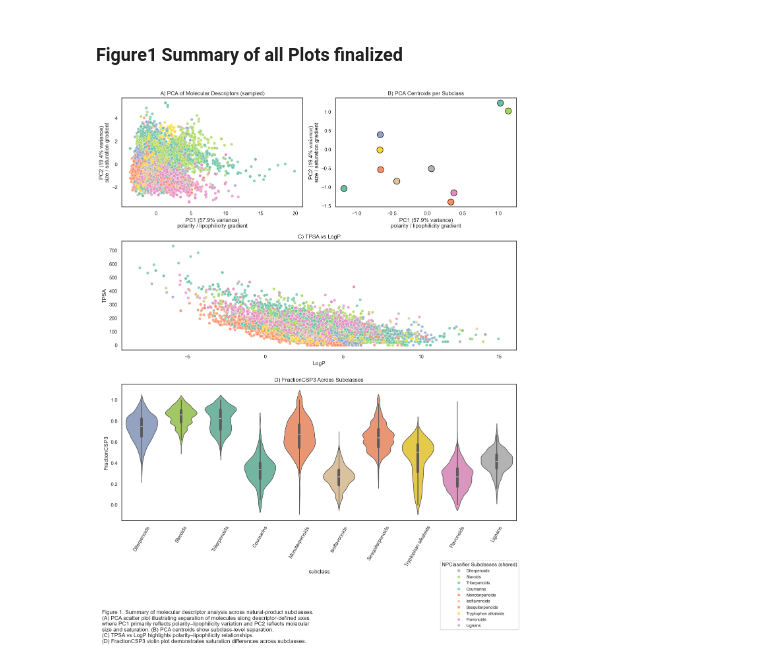
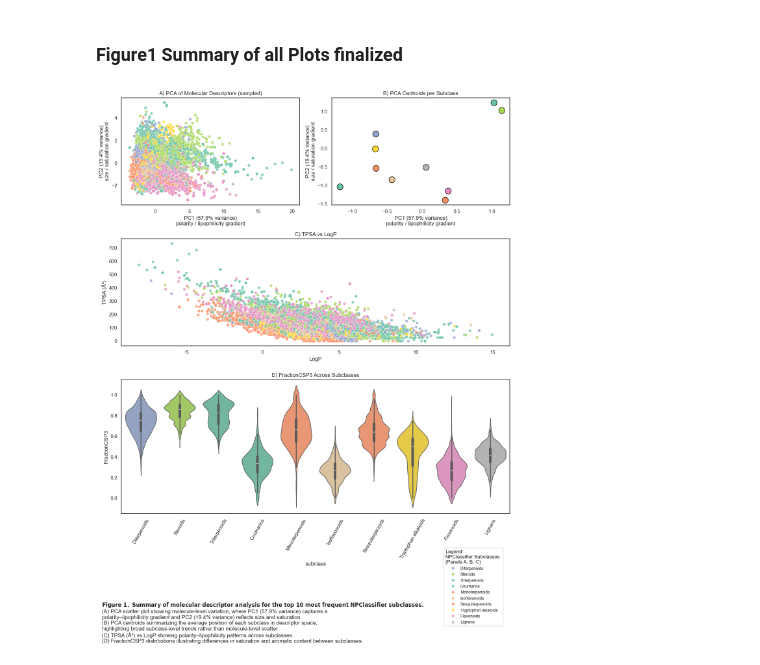
Before and after one commit to Hassan-Haydar/DSA103, a Jupyter notebook: LifeScienceData/project/final_project.ipynb, the cells around one changed output. Drawn from its saved outputs; the diff is of its cells as text; code cells hidden in the pictures.

```diff
--- a/LifeScienceData/project/final_project.ipynb
+++ b/LifeScienceData/project/final_project.ipynb
@@ -428,6 +475,7 @@ sns.scatterplot(
     s=40, alpha=0.75, ax=axC
 )
 axC.set_title("C) TPSA vs LogP", fontsize=12)
+axC.set_ylabel("TPSA (Å²)")
 axC.legend_.remove()
 
 
@@ -452,15 +500,17 @@ plt.tight_layout()
 # -------------------------------------------------------------------------
 # 3) CLEAN TWO-COLUMN FOOTER: CAPTION LEFT (70%) + LEGEND RIGHT (30%)
 # -------------------------------------------------------------------------
+caption = (
+    r"$\mathbf{Figure\ 1.\ Summary\ of\ molecular\ descriptor\ analysis\ for\ the\ top\ 10\ most\ frequent\ NPClassifier\ subclasses.}$"
+    "\n(A) PCA scatter plot showing molecule-level variation, where PC1 (57.9% variance) captures a "
+    "\npolarity–lipophilicity gradient and PC2 (19.4% variance) reflects size and saturation."
+    "\n(B) PCA centroids summarizing the average position of each subclass in descriptor space, "
+    "\nhighlighting broad subclass-level trends rather than molecule-level scatter."
+    "\n(C) TPSA (Å²) vs LogP showing polarity–lipophilicity patterns across subclasses."
+    "\n(D) FractionCSP3 distributions illustrating differences in saturation and aromatic content between subclasses."
+)
 
-caption = (
-    "Figure 1. Summary of molecular descriptor analysis across natural-product subclasses. "
-    "\n(A) PCA scatter plot illustrating separation of molecules along descriptor-defined axes, "
-    "\nwhere PC1 primarily reflects polarity–lipophilicity variation and PC2 reflects molecular "
-    "\nsize and saturation. (B) PCA centroids show subclass-level separation. "
-    "\n(C) TPSA vs LogP highlights polarity–lipophilicity relationships. "
-    "\n(D) FractionCSP3 violin plot demonstrates saturation differences across subclasses."
-)
+
 
 # Shared baseline for both columns
 baseline_y = -0.06
@@ -476,32 +526,32 @@ fig.text(
     bbox=dict(facecolor='none', edgecolor='none', boxstyle='square,pad=0.1'),
 )
 
 # To restrict caption width, add an invisible text box defining the right edge
 # (Matplotlib wraps relative to figure width unless constrained)
 fig.text(
     0.70, baseline_y + 0.0001,  # invisible bounding guide at 70% width
     "",
     ha="left",
     va="top"
 )
 
 # ---- RIGHT COLUMN: LEGEND (30% width, pushed right) ----
 handles, labels = axA.get_legend_handles_labels()
 
 legend = fig.legend(
     handles,
     labels,
-    title="NPClassifier Subclasses (shared)",
+    title="Legend:\nNPClassifier Subclasses \n(Panels A, B, C)",
     loc="center",
     frameon=True,
     fontsize=9,
     title_fontsize=11
 )
 
 # Position legend using figure coordinates
 legend.set_bbox_to_anchor((0.9, baseline_y + 0.03), transform=fig.transFigure)
 
 fig.add_artist(legend)
 plt.show()
 # %% [output]
-[figure, old version]
+[figure, new version]
```
Also changed, not shown: parts of 4 cells of this notebook.
